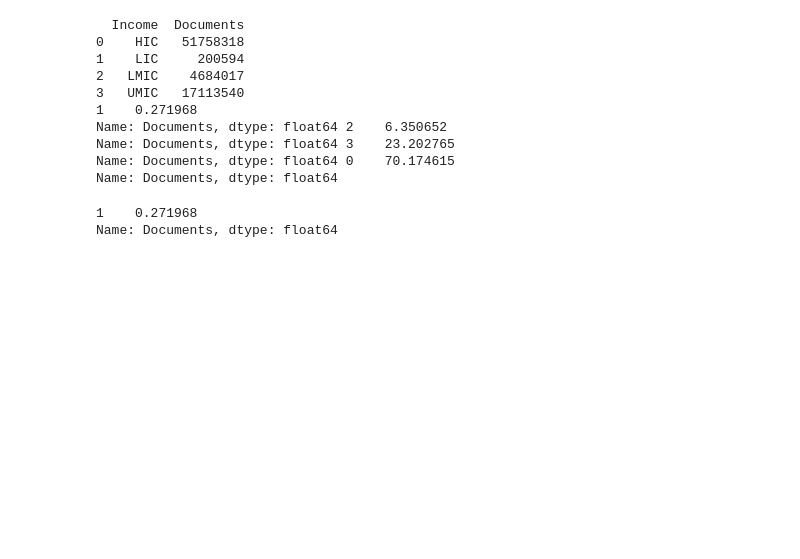
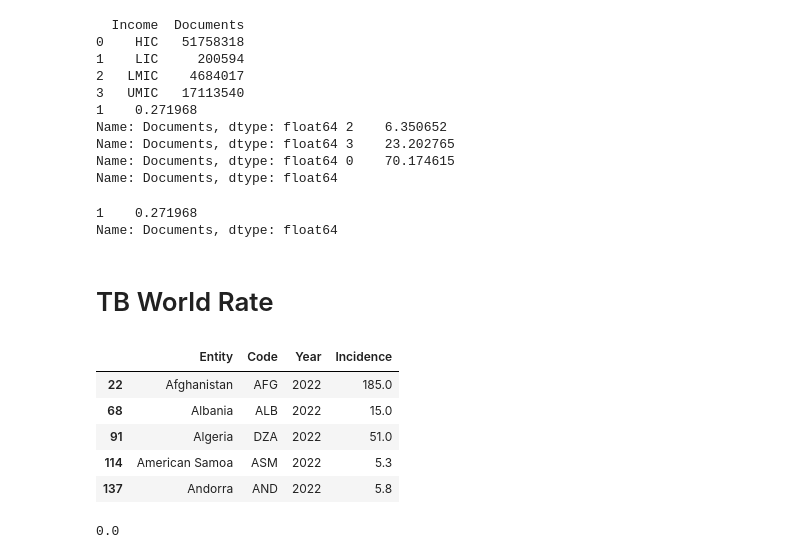
Before and after one commit to ersilia-os/ersilia-figures, a Jupyter notebook: notebooks/WorldData.ipynb, the cells around one changed output. Saved outputs shown, nothing was run; the diff lists cells and outputs as text; code cells hidden in the pictures; blank space fills up the shorter version.

```diff
--- a/notebooks/WorldData.ipynb
+++ b/notebooks/WorldData.ipynb
@@ -481,3 +481,26 @@ lic
 # %% [output]
 1    0.271968
 Name: Documents, dtype: float64
+# %% [markdown]
+# TB World Rate
+# %%
+#malaria death rate per 100.000 habs (World in Data)
+
+df = pd.read_csv("../data/incidence-of-tuberculosis-sdgs.csv")
+#clean who regions
+df = df.dropna(axis=0, subset=["Code"])
+#select year 2019
+df = df[df["Year"]==2022]
+df.rename(columns = {"Estimated incidence of all forms of tuberculosis":"Incidence"}, inplace = True)
+df.head()
+# %% [output]
+|  | Entity | Code | Year | Incidence |
+| 22 | Afghanistan | AFG | 2022 | 185.0 |
+| 68 | Albania | ALB | 2022 | 15.0 |
+| 91 | Algeria | DZA | 2022 | 51.0 |
+| 114 | American Samoa | ASM | 2022 | 5.3 |
+| 137 | Andorra | AND | 2022 | 5.8 |
+# %%
+df["Incidence"].min()
+# %% [output]
+0.0
```
Also changed, not shown: parts of 1 cell of this notebook, 2 other files.
